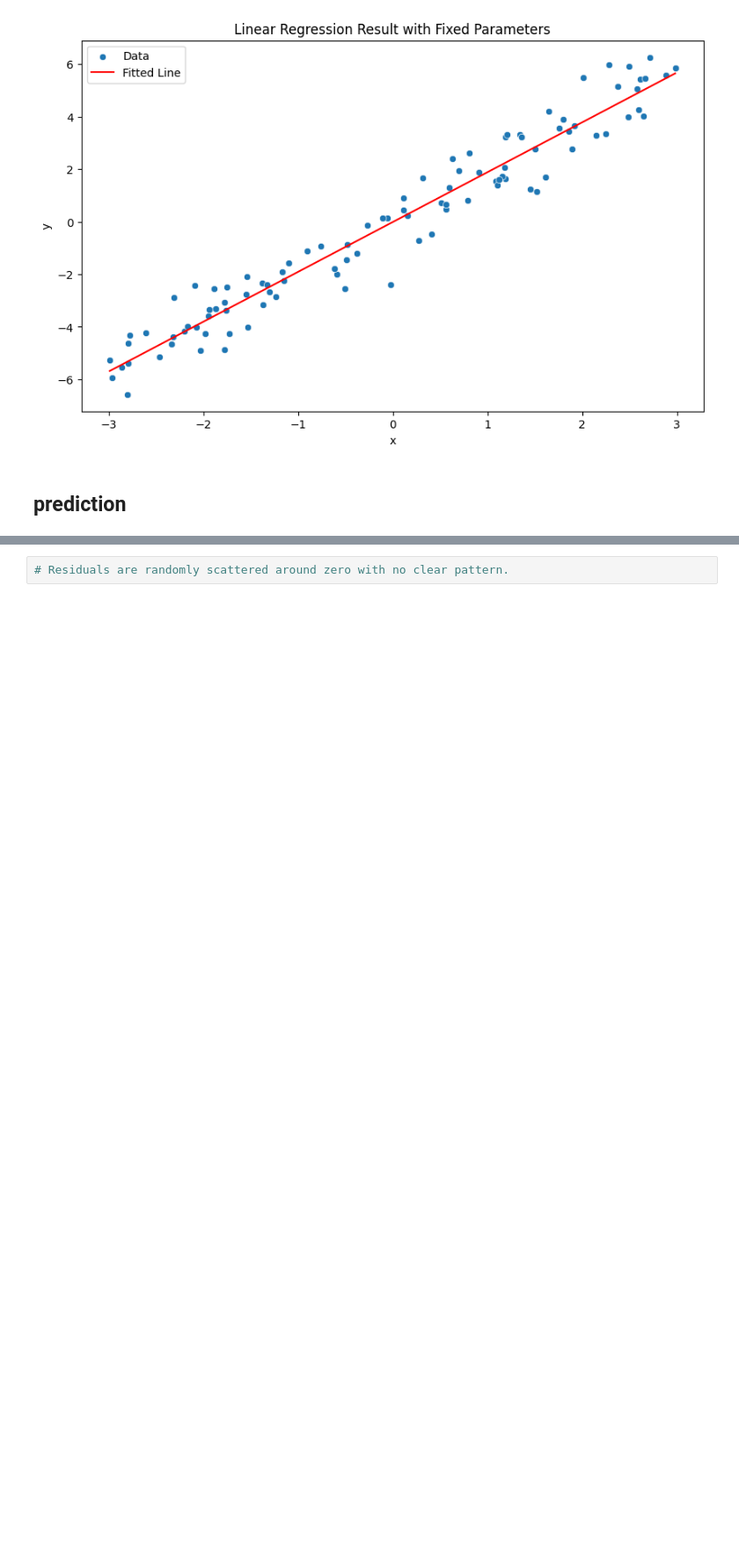
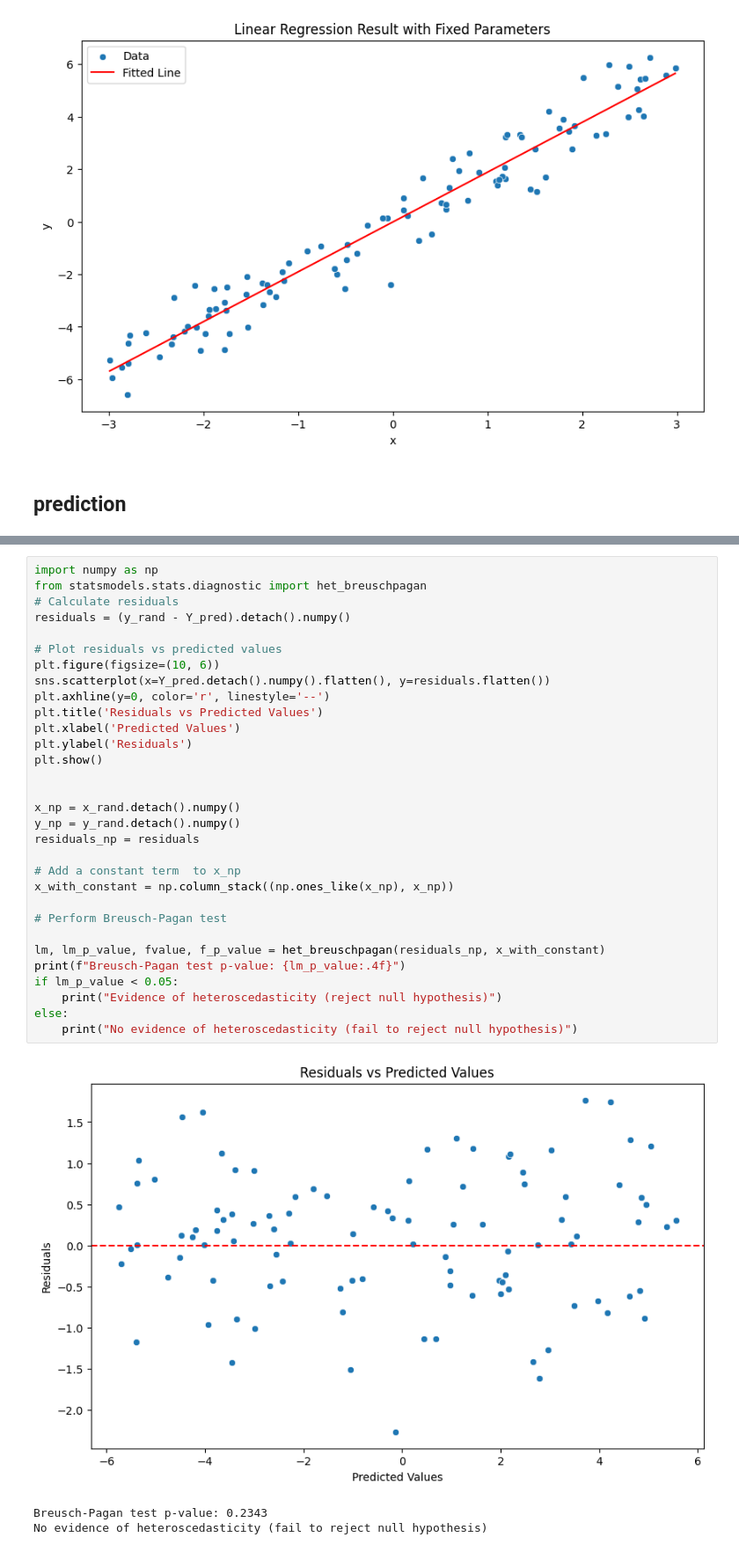
Before and after one commit to k17hawk/ml_scratch_pytorch, a Jupyter notebook: linear_regression.ipynb, the cells around one changed output, grey strips where cells are left out. Shown: that part at 88% size. Cells and saved outputs as stored; diff of their text form; blank space fills up the shorter version.

```diff
--- a/linear_regression.ipynb
+++ b/linear_regression.ipynb
@@ -324,2 +267,35 @@ plt.show()
-# %%
-# Residuals are randomly scattered around zero with no clear pattern.
+# %%
+import numpy as np
+from statsmodels.stats.diagnostic import het_breuschpagan
+# Calculate residuals
+residuals = (y_rand - Y_pred).detach().numpy()
+
+# Plot residuals vs predicted values
+plt.figure(figsize=(10, 6))
+sns.scatterplot(x=Y_pred.detach().numpy().flatten(), y=residuals.flatten())
+plt.axhline(y=0, color='r', linestyle='--')
+plt.title('Residuals vs Predicted Values')
+plt.xlabel('Predicted Values')
+plt.ylabel('Residuals')
+plt.show()
+
+
+x_np = x_rand.detach().numpy()
+y_np = y_rand.detach().numpy()
+residuals_np = residuals
+
+# Add a constant term  to x_np
+x_with_constant = np.column_stack((np.ones_like(x_np), x_np))
+
+# Perform Breusch-Pagan test
+
+lm, lm_p_value, fvalue, f_p_value = het_breuschpagan(residuals_np, x_with_constant)
+print(f"Breusch-Pagan test p-value: {lm_p_value:.4f}")
+if lm_p_value < 0.05:
+    print("Evidence of heteroscedasticity (reject null hypothesis)")
+else:
+    print("No evidence of heteroscedasticity (fail to reject null hypothesis)")
+# %% [output]
+[figure, added]
+Breusch-Pagan test p-value: 0.2343
+No evidence of heteroscedasticity (fail to reject null hypothesis)
```
Also changed, not shown: parts of 8 cells of this notebook.
